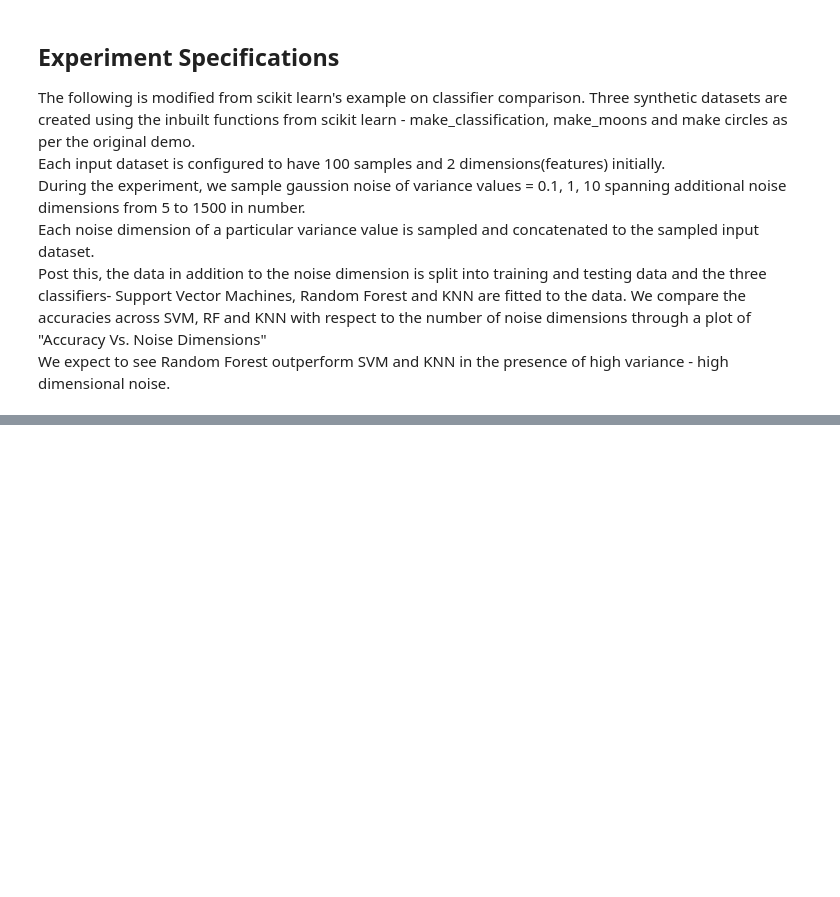
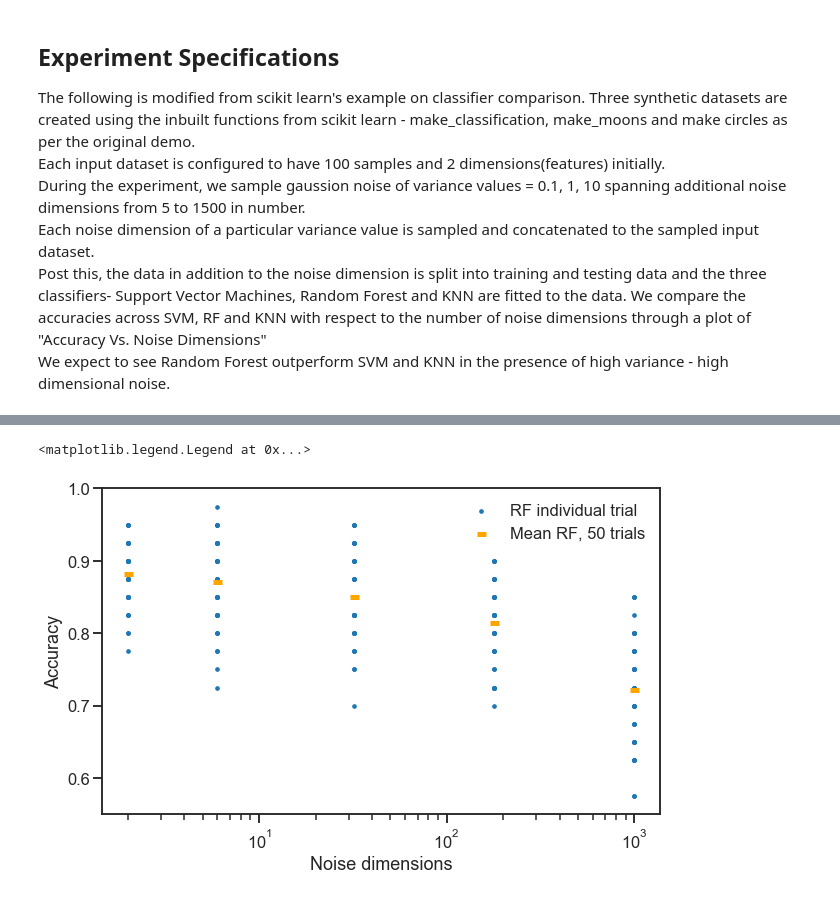
Before and after one commit to NeuroDataDesign/team-forbidden-forest, a Jupyter notebook: Sahana/PR_accuracy_comparison.ipynb, the cells around one changed output, grey strips where cells are left out. Drawn from its saved outputs; the diff is of its cells as text; code cells hidden in the pictures; blank space fills up the shorter version.

```diff
--- a/Sahana/PR_accuracy_comparison.ipynb
+++ b/Sahana/PR_accuracy_comparison.ipynb
@@ -132,0 +186,12 @@ axes[2][2].legend(lines, ['SVM', 'RF', 'KNN'])
+# %%
+sns.set_context('talk', font_scale=1)
+fig, ax = plt.subplots(1,1,figsize=(10,6))
+ax.scatter(n_dims+1, rf_acc, label="RF individual trial", s=10)
+ax.scatter(noise_dims+1, mean_rf_acc, label=f"Mean RF, {n_sims} trials", marker='_', linewidth=5, c='orange')
+ax.set_xscale("log")
+ax.set_xlabel("Noise dimensions")
+ax.set_ylabel("Accuracy")
+plt.legend()
+# %% [output]
+<matplotlib.legend.Legend at 0x...>
+[figure, added]
```
Also changed, not shown: parts of 3 cells of this notebook.
